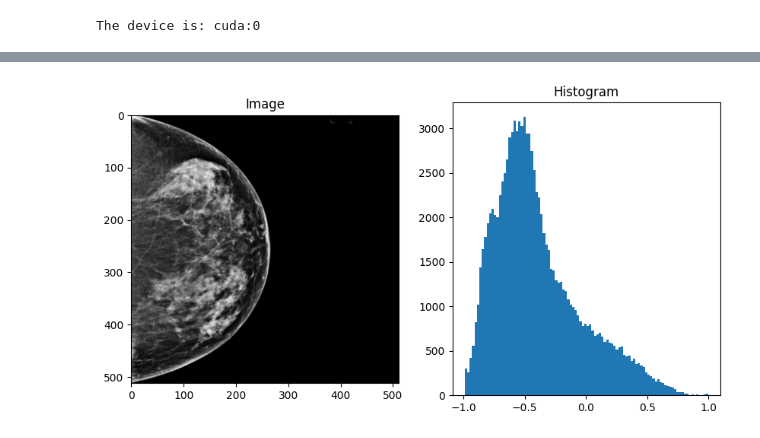
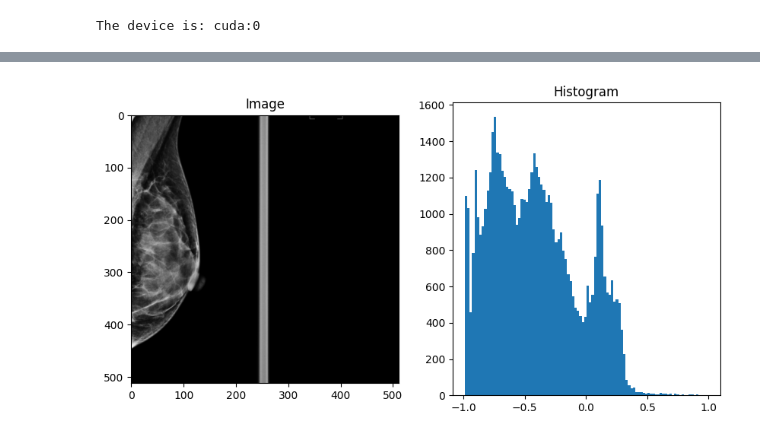
Before and after one commit to Likalto4/diffusion-models_master, a Jupyter notebook: experiments/unconditional_vae/debugging.ipynb, the cells around one changed output, grey strips where cells are left out. Cells and saved outputs as stored; diff of their text form; code cells hidden in the pictures.

```diff
--- a/experiments/unconditional_vae/debugging.ipynb
+++ b/experiments/unconditional_vae/debugging.ipynb
@@ -323,10 +350,15 @@ latents = latents * vae.config.scaling_factor
 # %%
+batch_num = 3
 # show the 4 channels of the latent
 fig, axs = plt.subplots(1, 4, figsize=(20, 5))
 for i in range(4):
-    axs[i].imshow(latents[0, i].cpu().numpy(), cmap='gray')
+    axs[i].imshow(latents[batch_num, i].cpu().numpy(), cmap='gray')
 # show the histogram of the latent
 fig, axs = plt.subplots(1, 4, figsize=(20, 5))
 for i in range(4):
-    axs[i].hist(latents[0, i].cpu().numpy().flatten(), bins=100)
+    axs[i].hist(latents[batch_num, i].cpu().numpy().flatten(), bins=100)
+# show noisy images
+fig, axs = plt.subplots(1, 4, figsize=(20, 5))
+for i in range(4):
+    axs[i].imshow(noisy_images[batch_num, i].cpu().numpy(), cmap='gray')
 # %% [output]
@@ -335,11 +368,11 @@ for i in range(4):
 # %%
-one_channel = batch[0, 0, :, :]
+one_channel = batch[batch_num, 0, :, :]
 # show image and histogram
 fig, ax = plt.subplots(1, 2, figsize=(10, 5))
 ax[0].imshow(one_channel.cpu().numpy(), cmap='gray')
 ax[0].set_title('Image')
 ax[1].hist(one_channel.cpu().numpy().flatten(), bins=100, range=(-0.99, 1))
 ax[1].set_title('Histogram')
 plt.show()
 # %% [output]
-[figure, old version]
+[figure, new version]
```
Also changed, not shown: parts of 8 cells of this notebook, 1 other file.
